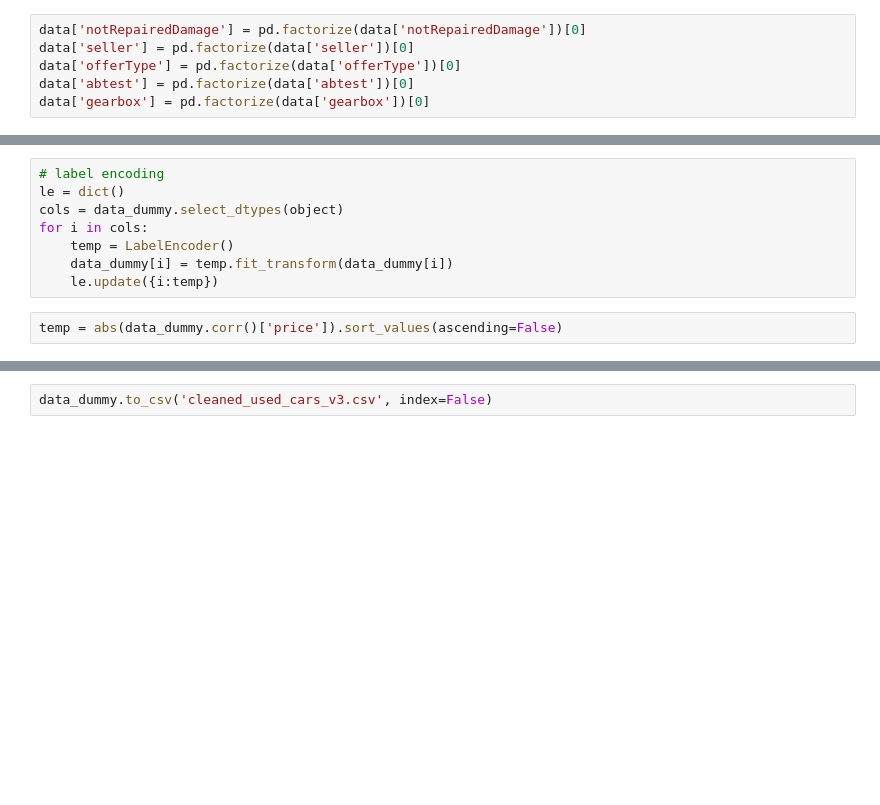
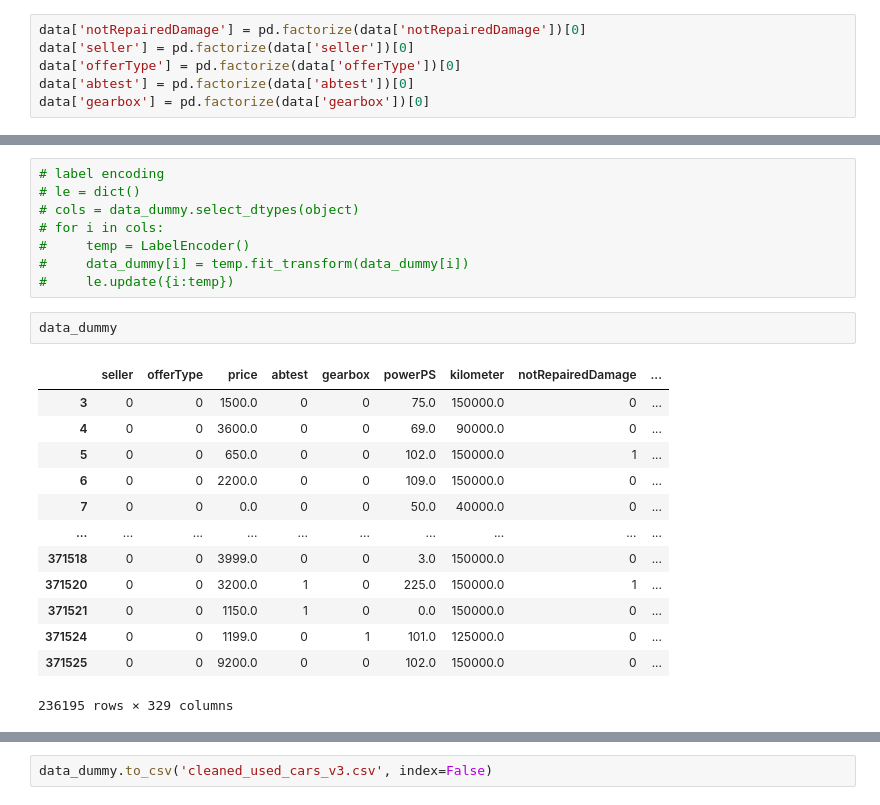
Before and after one commit to Adityanr/ca683_assignment_used_cars, a Jupyter notebook: Dataset/clean_data_v3.ipynb, the cells around one changed output, grey strips where cells are left out. Drawn from its saved outputs; the diff is of its cells as text; blank space fills up the shorter version.

```diff
--- a/Dataset/clean_data_v3.ipynb
+++ b/Dataset/clean_data_v3.ipynb
@@ -45,10 +55,24 @@ data_dummy.drop(columns=['index', 'name','dateCrawled', 'dateCreated', 'nrOfPict
 # %%
 # label encoding
-le = dict()
-cols = data_dummy.select_dtypes(object)
-for i in cols:
-    temp = LabelEncoder()
-    data_dummy[i] = temp.fit_transform(data_dummy[i])
-    le.update({i:temp})
+# le = dict()
+# cols = data_dummy.select_dtypes(object)
+# for i in cols:
+#     temp = LabelEncoder()
+#     data_dummy[i] = temp.fit_transform(data_dummy[i])
+#     le.update({i:temp})
-# %%
-temp = abs(data_dummy.corr()['price']).sort_values(ascending=False)
+# %%
+data_dummy
+# %% [output]
+|  | seller | offerType | price | abtest | gearbox | powerPS | kilometer | notRepairedDamage | ... |
+| 3 | 0 | 0 | 1500.0 | 0 | 0 | 75.0 | 150000.0 | 0 | ... |
+| 4 | 0 | 0 | 3600.0 | 0 | 0 | 69.0 | 90000.0 | 0 | ... |
+| 5 | 0 | 0 | 650.0 | 0 | 0 | 102.0 | 150000.0 | 1 | ... |
+| 6 | 0 | 0 | 2200.0 | 0 | 0 | 109.0 | 150000.0 | 0 | ... |
+| 7 | 0 | 0 | 0.0 | 0 | 0 | 50.0 | 40000.0 | 0 | ... |
+| ... | ... | ... | ... | ... | ... | ... | ... | ... | ... |
+| 371518 | 0 | 0 | 3999.0 | 0 | 0 | 3.0 | 150000.0 | 0 | ... |
+| 371520 | 0 | 0 | 3200.0 | 1 | 0 | 225.0 | 150000.0 | 1 | ... |
+| 371521 | 0 | 0 | 1150.0 | 1 | 0 | 0.0 | 150000.0 | 0 | ... |
+| 371524 | 0 | 0 | 1199.0 | 0 | 1 | 101.0 | 125000.0 | 0 | ... |
+| 371525 | 0 | 0 | 9200.0 | 0 | 0 | 102.0 | 150000.0 | 0 | ... |
+236195 rows × 329 columns
```
Also changed, not shown: parts of 8 cells of this notebook, 3 other files.
